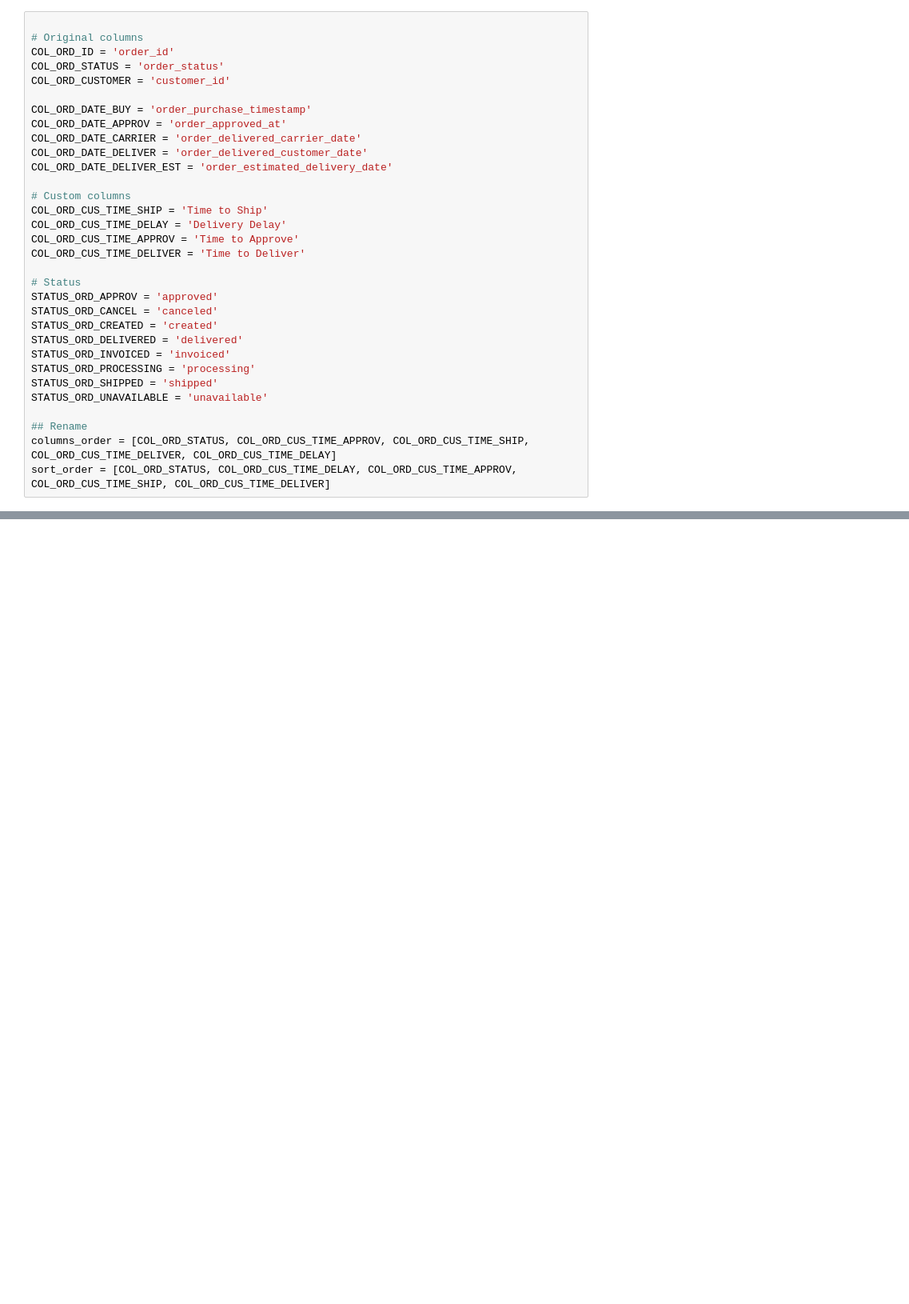
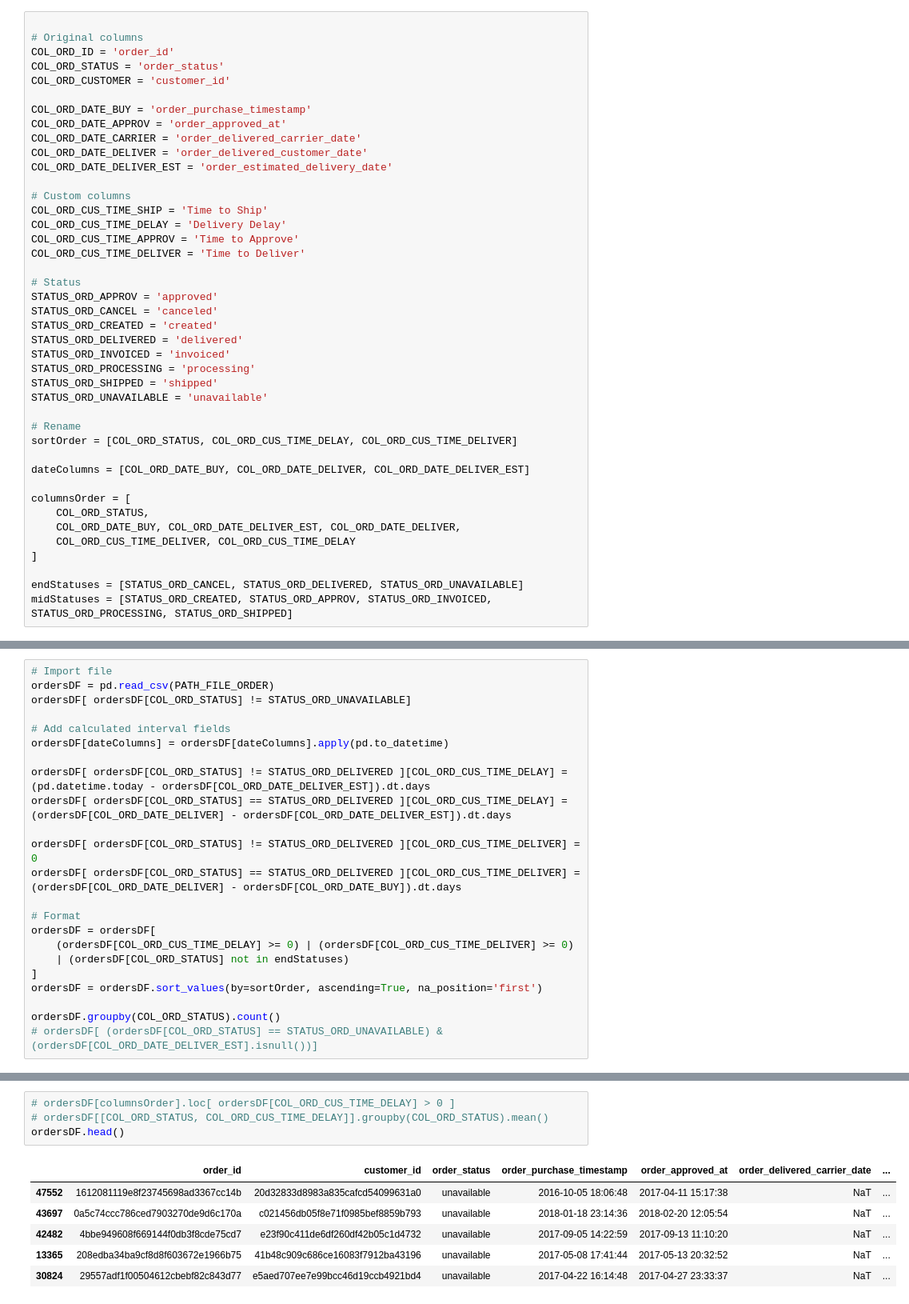
Before and after one commit to hjcostabr76/ml, a Jupyter notebook: nlp/e-commerce/nb_ecommerce.ipynb, the cells around one changed output, grey strips where cells are left out. Shown at 80% size. Saved outputs shown, nothing was run; the diff lists cells and outputs as text; blank space fills up the shorter version.

```diff
--- a/nlp/e-commerce/nb_ecommerce.ipynb
+++ b/nlp/e-commerce/nb_ecommerce.ipynb
@@ -203,8 +198,18 @@ STATUS_ORD_PROCESSING = 'processing'
 STATUS_ORD_SHIPPED = 'shipped'
 STATUS_ORD_UNAVAILABLE = 'unavailable'
 
-## Rename
-columns_order = [COL_ORD_STATUS, COL_ORD_CUS_TIME_APPROV, COL_ORD_CUS_TIME_SHIP, COL_ORD_CUS_TIME_DELIVER, COL_ORD_CUS_TIME_DELAY]
-sort_order = [COL_ORD_STATUS, COL_ORD_CUS_TIME_DELAY, COL_ORD_CUS_TIME_APPROV, COL_ORD_CUS_TIME_SHIP, COL_ORD_CUS_TIME_DELIVER]
+# Rename
+sortOrder = [COL_ORD_STATUS, COL_ORD_CUS_TIME_DELAY, COL_ORD_CUS_TIME_DELIVER]
+
+dateColumns = [COL_ORD_DATE_BUY, COL_ORD_DATE_DELIVER, COL_ORD_DATE_DELIVER_EST]
+
+columnsOrder = [
+    COL_ORD_STATUS,
+    COL_ORD_DATE_BUY, COL_ORD_DATE_DELIVER_EST, COL_ORD_DATE_DELIVER,
+    COL_ORD_CUS_TIME_DELIVER, COL_ORD_CUS_TIME_DELAY
+]
+
+endStatuses = [STATUS_ORD_CANCEL, STATUS_ORD_DELIVERED, STATUS_ORD_UNAVAILABLE]
+midStatuses = [STATUS_ORD_CREATED, STATUS_ORD_APPROV, STATUS_ORD_INVOICED, STATUS_ORD_PROCESSING, STATUS_ORD_SHIPPED]
 # %% [markdown]
 ### Build Dataframe
@@ -248,0 +216,23 @@ reviewsDF[[COL_ORD_TS_CUSTOMER, COL_ORD_DATE_DELIVERY]]
+# %%
+# Import file
+ordersDF = pd.read_csv(PATH_FILE_ORDER)
+ordersDF[ ordersDF[COL_ORD_STATUS] != STATUS_ORD_UNAVAILABLE]
+
+# Add calculated interval fields
+ordersDF[dateColumns] = ordersDF[dateColumns].apply(pd.to_datetime)
+
+ordersDF[ ordersDF[COL_ORD_STATUS] != STATUS_ORD_DELIVERED ][COL_ORD_CUS_TIME_DELAY] = (pd.datetime.today - ordersDF[COL_ORD_DATE_DELIVER_EST]).dt.days
+ordersDF[ ordersDF[COL_ORD_STATUS] == STATUS_ORD_DELIVERED ][COL_ORD_CUS_TIME_DELAY] = (ordersDF[COL_ORD_DATE_DELIVER] - ordersDF[COL_ORD_DATE_DELIVER_EST]).dt.days
+
+ordersDF[ ordersDF[COL_ORD_STATUS] != STATUS_ORD_DELIVERED ][COL_ORD_CUS_TIME_DELIVER] = 0
+ordersDF[ ordersDF[COL_ORD_STATUS] == STATUS_ORD_DELIVERED ][COL_ORD_CUS_TIME_DELIVER] = (ordersDF[COL_ORD_DATE_DELIVER] - ordersDF[COL_ORD_DATE_BUY]).dt.days
+
+# Format
+ordersDF = ordersDF[
+    (ordersDF[COL_ORD_CUS_TIME_DELAY] >= 0) | (ordersDF[COL_ORD_CUS_TIME_DELIVER] >= 0)
+    | (ordersDF[COL_ORD_STATUS] not in endStatuses)
+]
+ordersDF = ordersDF.sort_values(by=sortOrder, ascending=True, na_position='first')
+
+ordersDF.groupby(COL_ORD_STATUS).count()
+# ordersDF[ (ordersDF[COL_ORD_STATUS] == STATUS_ORD_UNAVAILABLE) & (ordersDF[COL_ORD_DATE_DELIVER_EST].isnull())]
@@ -248,0 +243,11 @@ reviewsDF[[COL_ORD_TS_CUSTOMER, COL_ORD_DATE_DELIVERY]]
+# %%
+# ordersDF[columnsOrder].loc[ ordersDF[COL_ORD_CUS_TIME_DELAY] > 0 ]
+# ordersDF[[COL_ORD_STATUS, COL_ORD_CUS_TIME_DELAY]].groupby(COL_ORD_STATUS).mean()
+ordersDF.head()
+# %% [output]
+|  | order_id | customer_id | order_status | order_purchase_timestamp | order_approved_at | order_delivered_carrier_date | ... |
+| 47552 | 1612081119e8f23745698ad3367cc14b | 20d32833d8983a835cafcd54099631a0 | unavailable | 2016-10-05 18:06:48 | 2017-04-11 15:17:38 | NaT | ... |
+| 43697 | 0a5c74ccc786ced7903270de9d6c170a | c021456db05f8e71f0985bef8859b793 | unavailable | 2018-01-18 23:14:36 | 2018-02-20 12:05:54 | NaT | ... |
+| 42482 | 4bbe949608f669144f0db3f8cde75cd7 | e23f90c411de6df260df42b05c1d4732 | unavailable | 2017-09-05 14:22:59 | 2017-09-13 11:10:20 | NaT | ... |
+| 13365 | 208edba34ba9cf8d8f603672e1966b75 | 41b48c909c686ce16083f7912ba43196 | unavailable | 2017-05-08 17:41:44 | 2017-05-13 20:32:52 | NaT | ... |
+| 30824 | 29557adf1f00504612cbebf82c843d77 | e5aed707ee7e99bcc46d19ccb4921bd4 | unavailable | 2017-04-22 16:14:48 | 2017-04-27 23:33:37 | NaT | ... |
```
Also changed, not shown: parts of 6 cells of this notebook.
